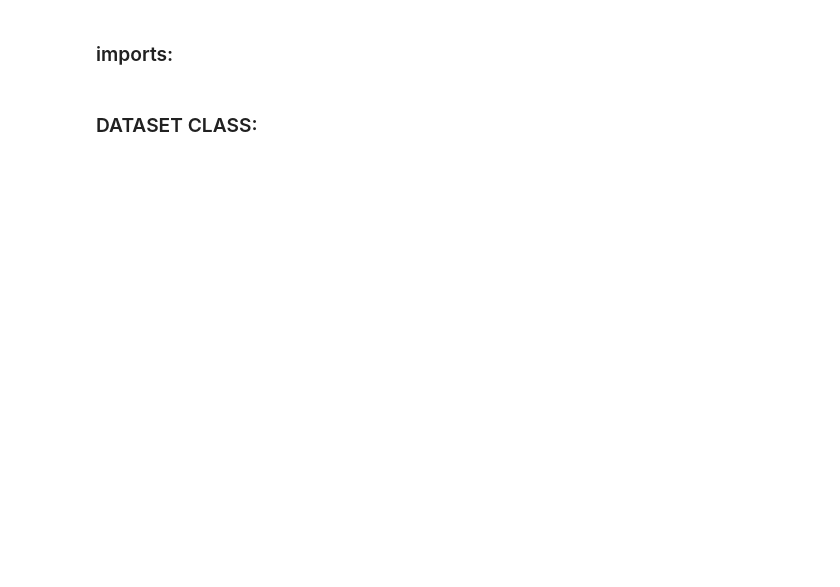
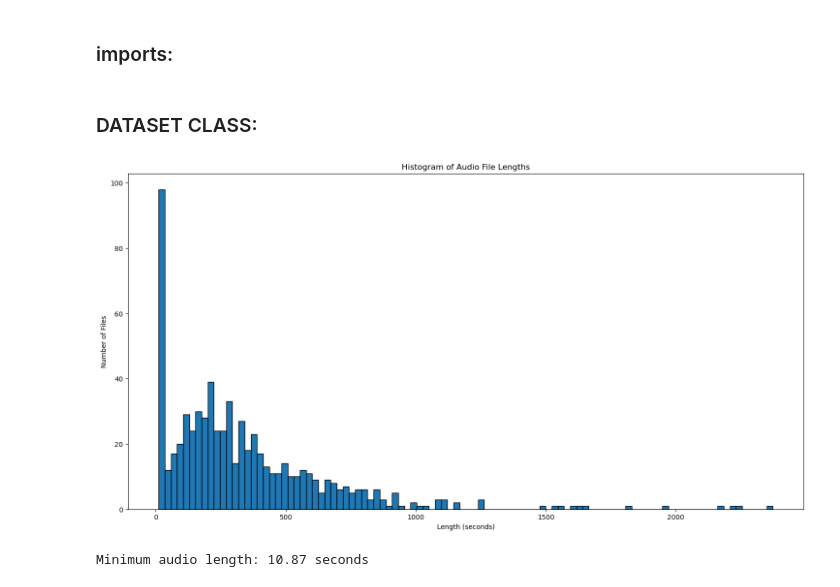
Before and after one commit to mrmh13801225/UT_ML_Project, a Jupyter notebook: src/FinalProject.ipynb, the cells around one changed output. Drawn from its saved outputs; the diff is of its cells as text; code cells hidden in the pictures; blank space fills up the shorter version.

Commit message:
add 2 noise reduction methods to dataset class and plot the audio length distribution

```diff
--- a/src/FinalProject.ipynb
+++ b/src/FinalProject.ipynb
@@ -126,6 +130,18 @@ class AudioDataset(Dataset):
             "metadata": sample
         }
 
+    def spectral_subtraction(noisy_signal, sr, noise_factor=0.1):
+        n_fft = 1024
+        hop_length = 512
+        stft_noisy = librosa.stft(noisy_signal, n_fft=n_fft, hop_length=hop_length)
+        noise_est = np.mean(np.abs(stft_noisy[:, :10]), axis=1, keepdims=True)
+        stft_clean = np.abs(stft_noisy) - noise_factor * noise_est
+        stft_clean = np.maximum(stft_clean, 0) * np.exp(1j * np.angle(stft_noisy))
+        return librosa.istft(stft_clean, hop_length=hop_length)
+
+    def wiener_filter(noisy_signal, sr, mysize=29, noise_std=0.5):
+        return scipy.signal.wiener(noisy_signal, mysize=mysize, noise=noise_std)
+
     def preprocess_and_save(self):
         """
         Preprocess and save features to disk as MP3 files to avoid reloading and reprocessing large datasets.
@@ -154,5 +170,23 @@ class AudioDataset(Dataset):
             # Save preprocessed audio as MP3
             save_path = os.path.join(self.preprocessed_dir, os.path.basename(file_path))
             torchaudio.save(save_path, waveform, target_sample_rate)
+
+    def plot_audio_lengths(self):
+        lengths = []
+        for sample in tqdm(self.data, desc="Processing Audio Files"):
+            file_path = sample["file_path"]
+            waveform, sample_rate = torchaudio.load(file_path)
+            length = waveform.size(1) / sample_rate
+            lengths.append(length)
+
+        plt.figure(figsize=(18, 9))
+        plt.hist(lengths, bins=100, edgecolor='black')
+        plt.xlabel('Length (seconds)')
+        plt.ylabel('Number of Files')
+        plt.title('Histogram of Audio File Lengths')
+        plt.show()
+
+        min_length = min(lengths)
+        print(f"Minimum audio length: {min_length:.2f} seconds")
 # %%
-myData = AudioDataset("../../HW1_M", preprocessed_dir="../../preprocessed")
+myData = AudioDataset("../../HW1_M", preprocessed_dir="../../preprocessed", use_preprocessed=True)
@@ -159,2 +195,5 @@ myData = AudioDataset("../../HW1_M", preprocessed_dir="../../preprocessed")
 # %%
-myData.preprocess_and_save()
+myData.plot_audio_lengths()
+# %% [output]
+[figure, added]
+Minimum audio length: 10.87 seconds
```
Also changed, not shown: parts of 2 cells of this notebook.
